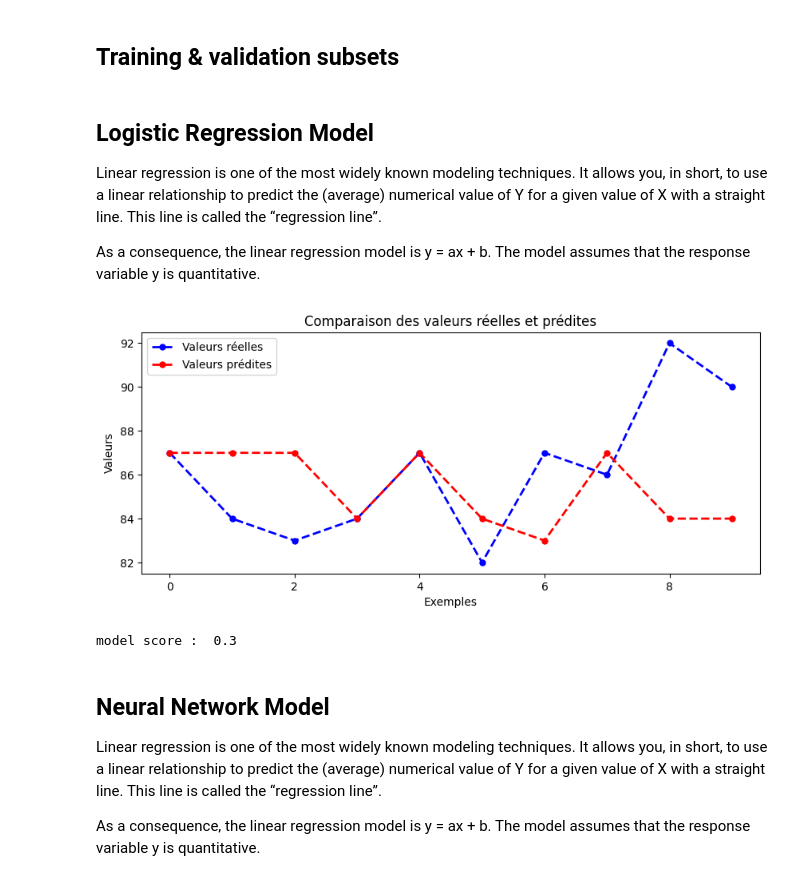
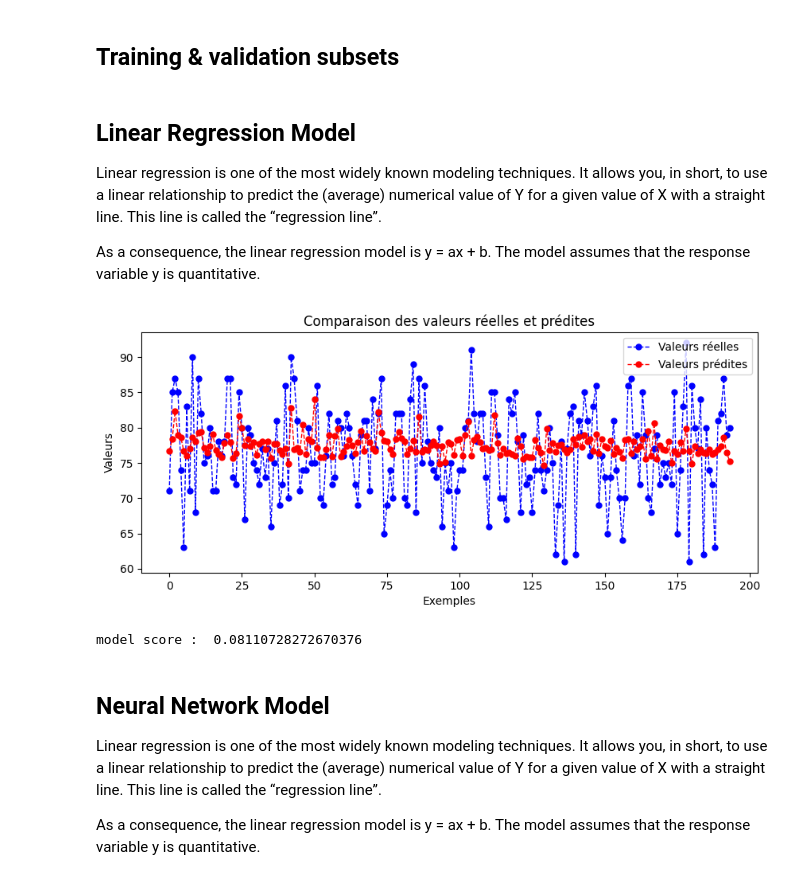
Before and after one commit to bernard-ng/unh-spotify-prediction, a Jupyter notebook: index.ipynb, the cells around one changed output. Cells and saved outputs as stored; diff of their text form; code cells hidden in the pictures.

```diff
--- a/index.ipynb
+++ b/index.ipynb
@@ -158,7 +162,7 @@ None
 ### **parsing of text**
 Removing some unnecessary columns from the data frame to make the data set easier to parse and work with
 # %%
-df = raw_df[['rank','track_name', 'track_uri', 'track_added_at', 'track_popularity', 'danceability', 'energy', 'key', 'loudness',
+df = raw_df[['playlist_year','track_name', 'track_uri', 'track_added_at', 'track_popularity', 'danceability', 'energy', 'key', 'loudness',
     'mode', 'speechiness', 'acousticness', 'instrumentalness', 'liveness', 'valence', 'tempo', 'duration_ms',
     'time_signature', 'artist_name', 'album_name']]
 # %% [markdown]
@@ -591,32 +598,40 @@ X_train, X_test, y_train, y_test = train_test_split(
 # %% [markdown]
-## **Logistic Regression Model**
+## **Linear Regression Model**
 Linear regression is one of the most widely known modeling techniques. It allows you, in short, to use a linear relationship to predict the (average) numerical value of Y for a given value of X with a straight line. This line is called the “regression line”.
 
 As a consequence, the linear regression model is y = ax + b. The model assumes that the response variable y is quantitative.
 # %%
+# Séparation des données en ensemble d'entraînement et ensemble de test
+X_train, X_test, y_train, y_test = train_test_split(
+    dfm.drop('track_popularity', axis=1),
+    dfm['track_popularity'],
+    test_size=0.2,
+    random_state=0
+)
+
 # Création du modèle de régression linéaire
 # Entraînement du modèle sur l'ensemble d'entraînement
-model = LogisticRegression()
+model = LinearRegression()
 model.fit(X_train, y_train)
 
 # Prédiction de la popularité des chansons dans l'ensemble de test
 # Calcul de l'erreur moyenne au carré pour évaluer la performance du modèle
 y_pred = model.predict(X_test)
 
 # plot
 fig, ax = plt.subplots(figsize=(10, 4), dpi=100)
-plt.plot(range(len(y_test)), y_test, 'o--', linewidth=2, markersize=5, c='b', label='Valeurs réelles')
-plt.plot(range(len(y_test)), y_pred,'o--', linewidth=2, markersize=5, c='r', label='Valeurs prédites')
+plt.plot(range(len(y_test)), y_test, 'o--', linewidth=1, markersize=5, c='b', label='Valeurs réelles')
+plt.plot(range(len(y_test)), y_pred,'o--', linewidth=1, markersize=5, c='r', label='Valeurs prédites')
 plt.xlabel('Exemples')
 plt.ylabel('Valeurs')
 plt.title('Comparaison des valeurs réelles et prédites')
 plt.legend()
 plt.show()
 
 print(f'model score :  {model.score(X_test, y_test)}')
 # %% [output]
-[figure, old version]
+[figure, new version]
-model score :  0.3
+model score :  0.08110728272670376
 # %% [markdown]
 ## **Neural Network Model**
 Linear regression is one of the most widely known modeling techniques. It allows you, in short, to use a linear relationship to predict the (average) numerical value of Y for a given value of X with a straight line. This line is called the “regression line”.
```
Also changed, not shown: parts of 27 cells of this notebook, 2 other files.
